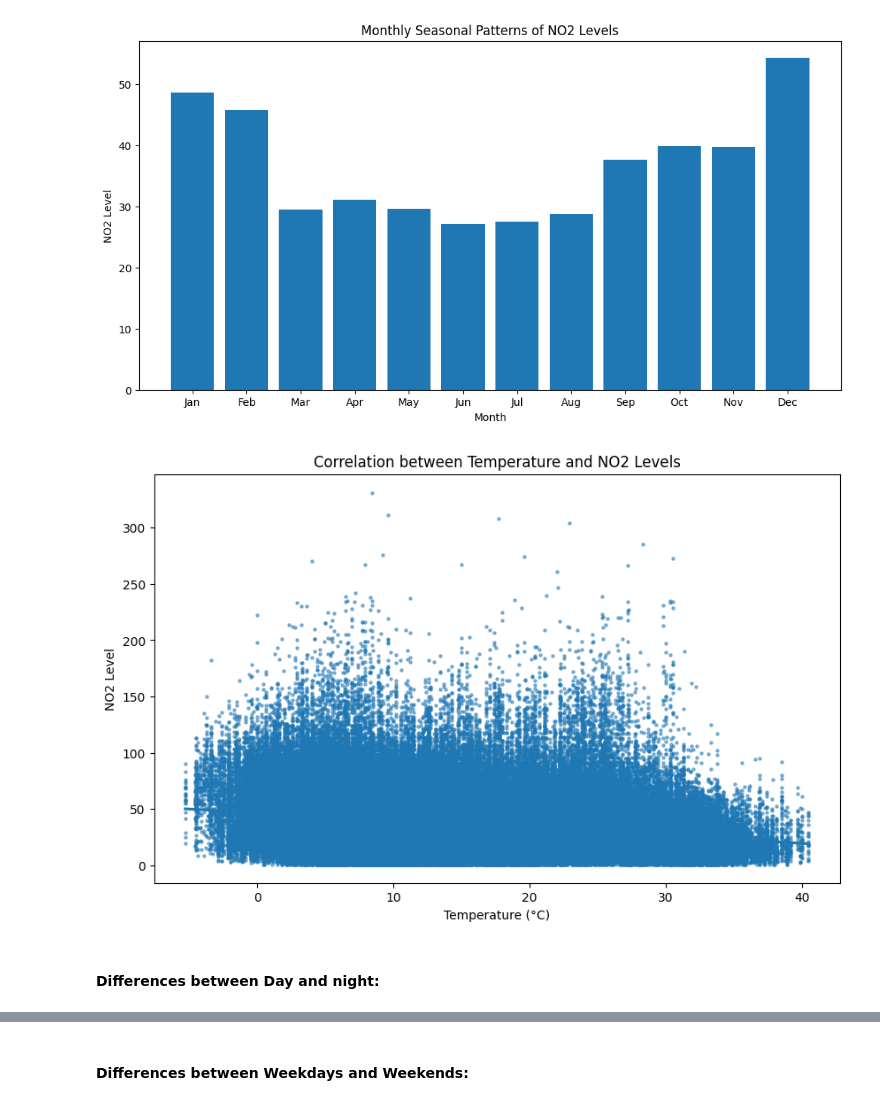
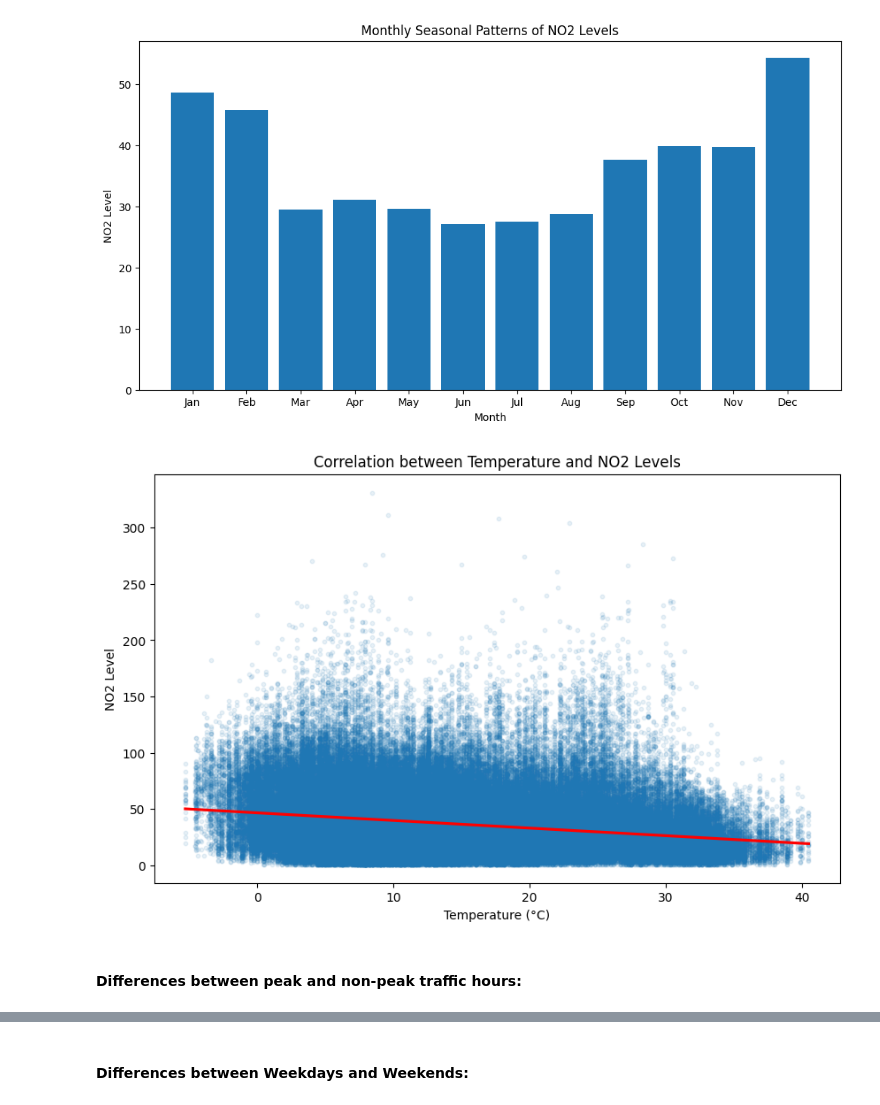
Before and after one commit to carleondel/madrid_pollution_project, a Jupyter notebook: src/EDA.ipynb, the cells around one changed output, grey strips where cells are left out. Drawn from its saved outputs; the diff is of its cells as text; code cells hidden in the pictures.

```diff
--- a/src/EDA.ipynb
+++ b/src/EDA.ipynb
@@ -364,12 +349,12 @@ plt.show()
 # %%
 # Scatter plot with regression line
 plt.figure(figsize=(10, 6))
-sns.regplot(x='temp', y='NO2_level', data=df, scatter_kws={'s': 5, 'alpha': 0.5})
+sns.regplot(x='temp', y='NO2_level', data=df, scatter_kws={'s': 10, 'alpha': 0.1}, line_kws={'color': 'red'})
 plt.title('Correlation between Temperature and NO2 Levels')
 plt.xlabel('Temperature (°C)')
 plt.ylabel('NO2 Level')
 plt.show()
 # %% [output]
-[figure, old version]
+[figure, new version]
 # %% [markdown]
-#### Differences between Day and night:
+#### Differences between peak and non-peak traffic hours:
```
Also changed, not shown: parts of 37 cells of this notebook, 2 other files.
